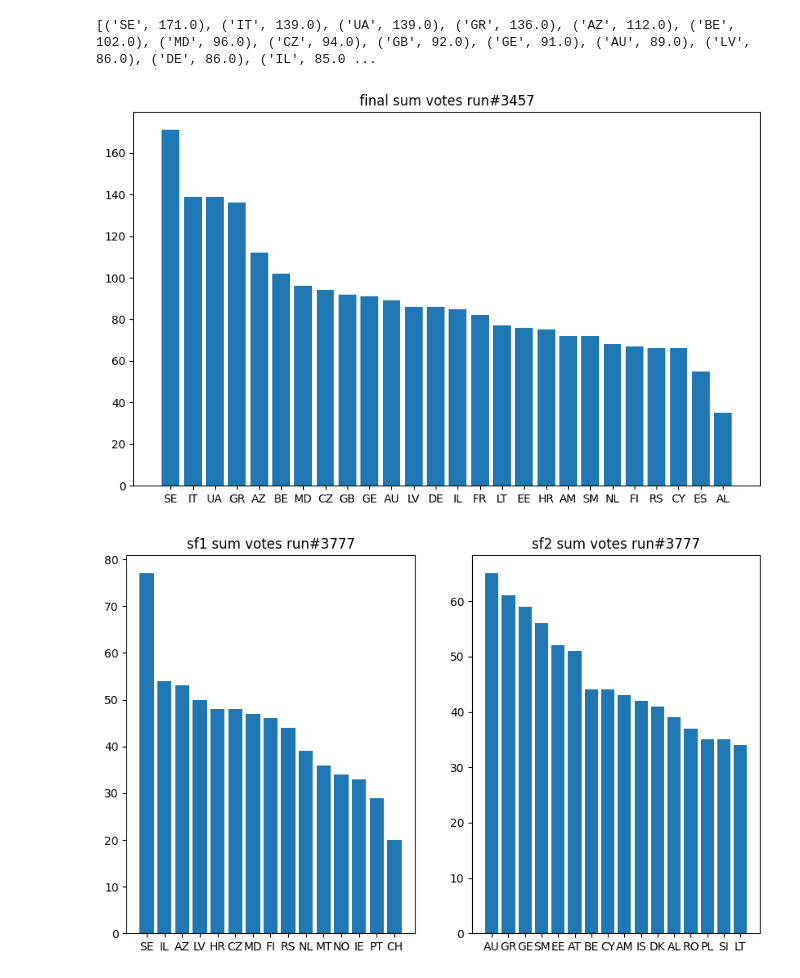
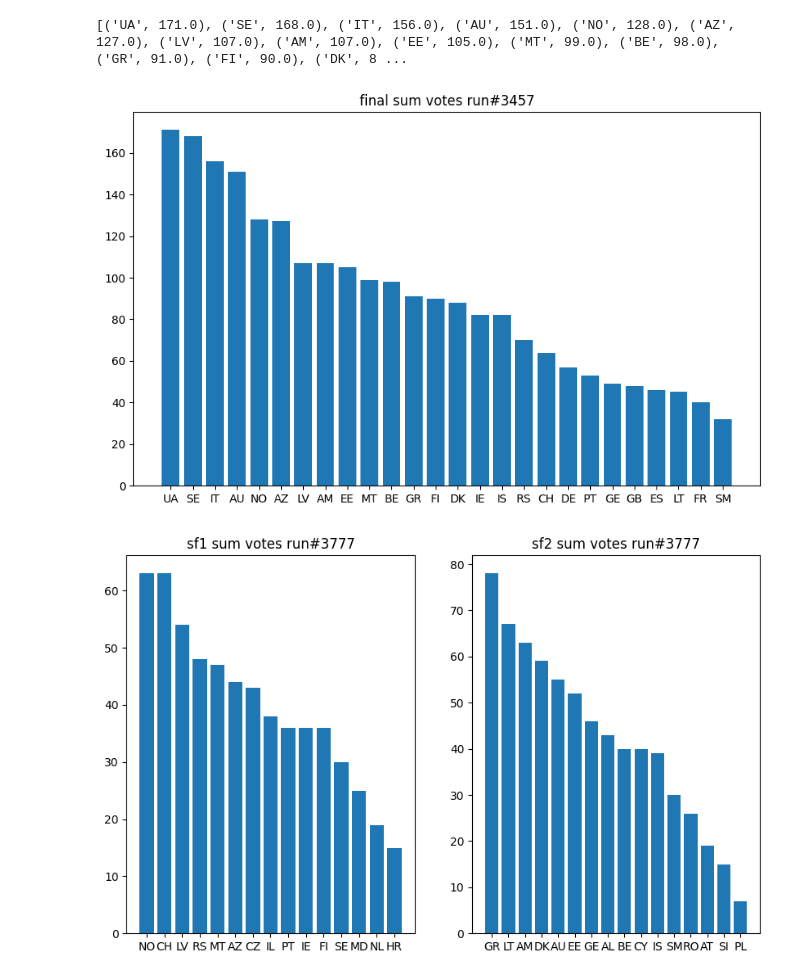
Before and after one commit to KatrionaGoldmann/Eurovision_TDS, a Jupyter notebook: eurovision/comp_sim_analysis.ipynb, the cells around one changed output. Drawn from its saved outputs; the diff is of its cells as text; code cells hidden in the pictures.

```diff
--- a/eurovision/comp_sim_analysis.ipynb
+++ b/eurovision/comp_sim_analysis.ipynb
@@ -2,20 +2,20 @@
 import pickle
 import matplotlib.pyplot as plt
 # %%
-with open('simulation_results/2023-04-14 12:53:19.558112 -- model_3_voter_bias_vector_no_preds_1000_samples_4_chains_1998-2022.json_4000_sim_runs.pkl','rb') as f:
+with open('simulation_results/2023-04-14 19:42:04.697015 -- model_3_voter_bias_vector_no_preds_3000_samples_4_chains_1998-2022.json_12000_sim_runs.pkl','rb') as f:
     results_dict = pickle.load(f)
 
 run = 3457
 print(results_dict['f_ranked_total_points'][run])
 fig,ax = plt.subplots()
 ax.set_title(f'final sum votes run#{run}')
 f_data = list(zip(*results_dict['f_ranked_total_points'][run]))
 ax.bar(f_data[0],f_data[1])
 fig.set_size_inches(10,6)
 fig.show()
 # %% [output]
-[('SE', 171.0), ('IT', 139.0), ('UA', 139.0), ('GR', 136.0), ('AZ', 112.0), ('BE', 102.0), ('MD', 96.0), ('CZ', 94.0), ('GB', 92.0), ('GE', 91.0), ('AU', 89.0), ('LV', 86.0), ('DE', 86.0), ('IL', 85.0 ...
+[('UA', 171.0), ('SE', 168.0), ('IT', 156.0), ('AU', 151.0), ('NO', 128.0), ('AZ', 127.0), ('LV', 107.0), ('AM', 107.0), ('EE', 105.0), ('MT', 99.0), ('BE', 98.0), ('GR', 91.0), ('FI', 90.0), ('DK', 8 ...
-[figure, old version]
+[figure, new version]
 # %%
 run = 3777
 fig,ax = plt.subplots(ncols=2, nrows=1)
@@ -28,4 +28,4 @@ ax[1].bar(sf2_data[0],sf2_data[1])
 fig.set_size_inches(10,6)
 fig.show()
 # %% [output]
-[figure, old version]
+[figure, new version]
```
Also changed, not shown: parts of 2 cells of this notebook.
